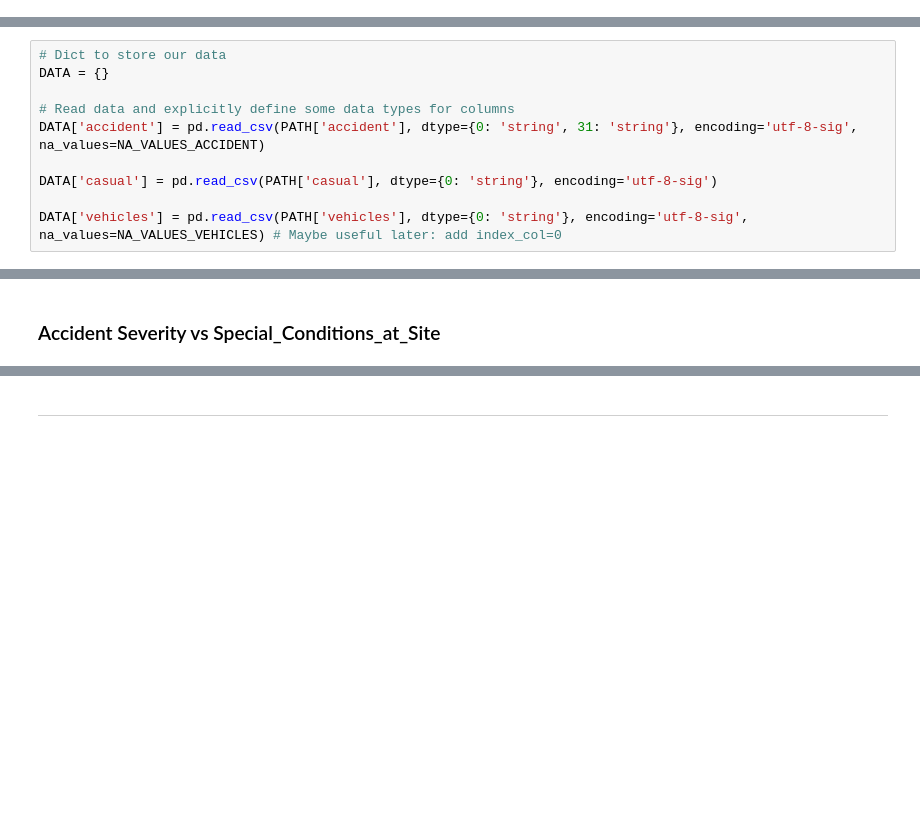
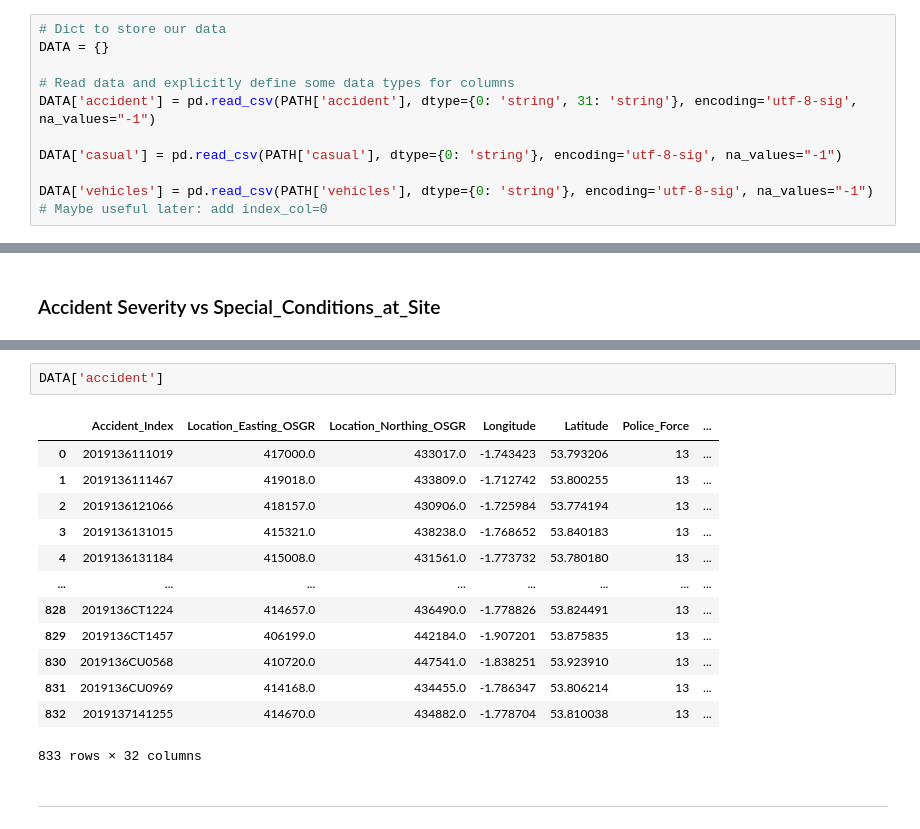
Before and after one commit to mszell/fyp2021p01lectures, a Jupyter notebook: notebooks/fyp2021p01lectures_draft.ipynb, the cells around one changed output, grey strips where cells are left out. Saved outputs shown, nothing was run; the diff lists cells and outputs as text; blank space fills up the shorter version.

```diff
--- a/notebooks/fyp2021p01lectures_draft.ipynb
+++ b/notebooks/fyp2021p01lectures_draft.ipynb
@@ -77,2 +93,12 @@ That page was updated afterwards (Jan 8th), so local and online data may be inco
+# %%
+# Dict to store our data
+DATA = {}
+
+# Read data and explicitly define some data types for columns
+DATA['accident'] = pd.read_csv(PATH['accident'], dtype={0: 'string', 31: 'string'}, encoding='utf-8-sig', na_values="-1")
+
+DATA['casual'] = pd.read_csv(PATH['casual'], dtype={0: 'string'}, encoding='utf-8-sig', na_values="-1")
+
+DATA['vehicles'] = pd.read_csv(PATH['vehicles'], dtype={0: 'string'}, encoding='utf-8-sig', na_values="-1") # Maybe useful later: add index_col=0
 # %% [markdown]
 We first explore one data table, the accidents.
@@ -88,13 +105,3 @@ NA_VALUES_VEHICLES = {
-# %%
-# Dict to store our data
-DATA = {}
-
-# Read data and explicitly define some data types for columns
-DATA['accident'] = pd.read_csv(PATH['accident'], dtype={0: 'string', 31: 'string'}, encoding='utf-8-sig', na_values=NA_VALUES_ACCIDENT)
-
-DATA['casual'] = pd.read_csv(PATH['casual'], dtype={0: 'string'}, encoding='utf-8-sig')
-
-DATA['vehicles'] = pd.read_csv(PATH['vehicles'], dtype={0: 'string'}, encoding='utf-8-sig', na_values=NA_VALUES_VEHICLES) # Maybe useful later: add index_col=0
 # %%
 pd.unique(DATA['accident']['Special_Conditions_at_Site'])
 # %% [output]
@@ -818,3 +895,19 @@ NameError: name 'dd' is not defined
+# %%
+DATA['accident']
+# %% [output]
+|  | Accident_Index | Location_Easting_OSGR | Location_Northing_OSGR | Longitude | Latitude | Police_Force | ... |
+| 0 | 2019136111019 | 417000.0 | 433017.0 | -1.743423 | 53.793206 | 13 | ... |
+| 1 | 2019136111467 | 419018.0 | 433809.0 | -1.712742 | 53.800255 | 13 | ... |
+| 2 | 2019136121066 | 418157.0 | 430906.0 | -1.725984 | 53.774194 | 13 | ... |
+| 3 | 2019136131015 | 415321.0 | 438238.0 | -1.768652 | 53.840183 | 13 | ... |
+| 4 | 2019136131184 | 415008.0 | 431561.0 | -1.773732 | 53.780180 | 13 | ... |
+| ... | ... | ... | ... | ... | ... | ... | ... |
+| 828 | 2019136CT1224 | 414657.0 | 436490.0 | -1.778826 | 53.824491 | 13 | ... |
+| 829 | 2019136CT1457 | 406199.0 | 442184.0 | -1.907201 | 53.875835 | 13 | ... |
+| 830 | 2019136CU0568 | 410720.0 | 447541.0 | -1.838251 | 53.923910 | 13 | ... |
+| 831 | 2019136CU0969 | 414168.0 | 434455.0 | -1.786347 | 53.806214 | 13 | ... |
+| 832 | 2019137141255 | 414670.0 | 434882.0 | -1.778704 | 53.810038 | 13 | ... |
+833 rows × 32 columns
 # %% [markdown]
 <hr>
 # %% [markdown]
```
Also changed, not shown: parts of 18 cells of this notebook, 1 other file.
